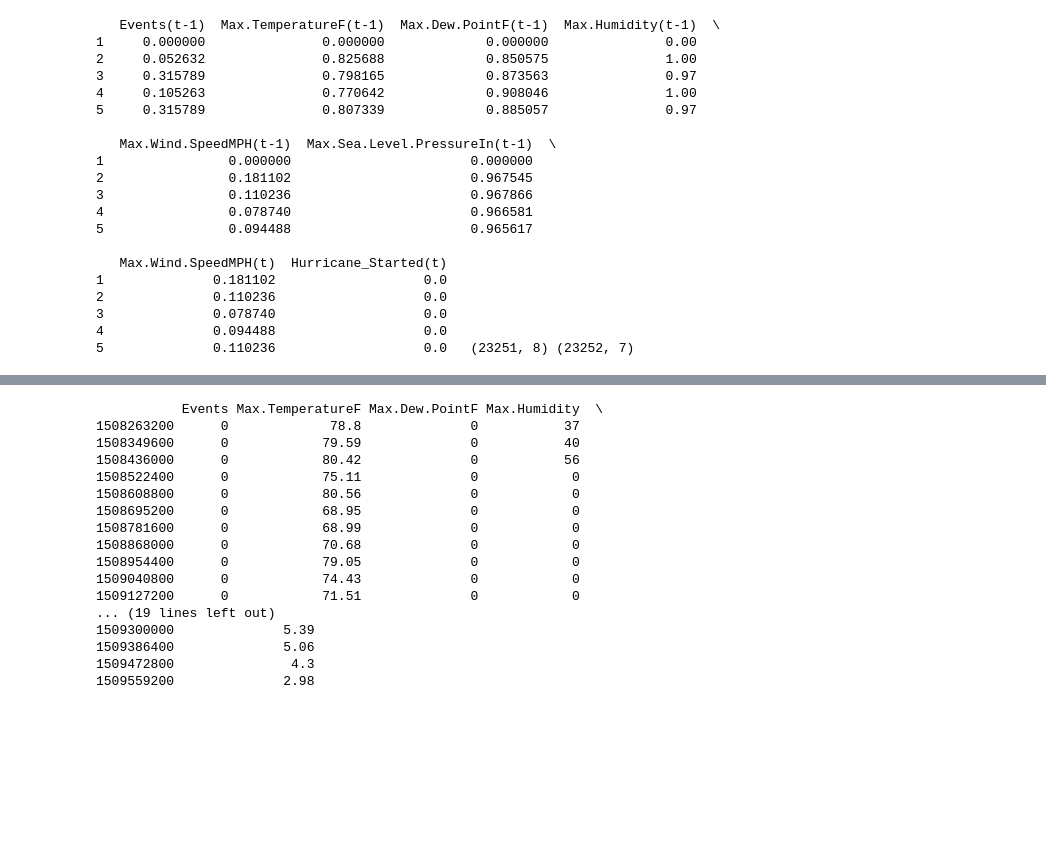
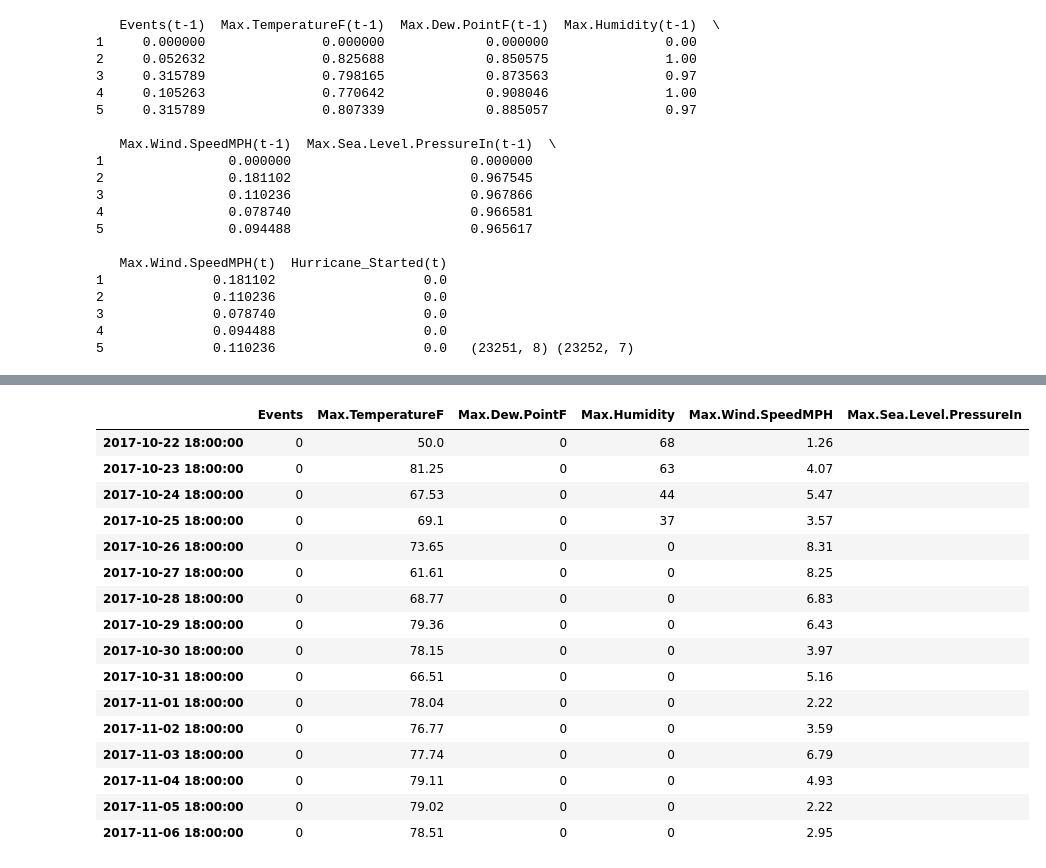
Before and after one commit to peterwilli/HurricAIne, a Jupyter notebook: HurricanePrediction.ipynb, the cells around one changed output, grey strips where cells are left out. Cells and saved outputs as stored; diff of their text form; code cells hidden in the pictures; blank space fills up the shorter version.

```diff
--- a/HurricanePrediction.ipynb
+++ b/HurricanePrediction.ipynb
@@ -316,42 +365,43 @@ owm_data_path = 'HurricaneData/owm_houston.csv'
 # %%
 def weather_row_to_pandas(rows):
     def val_by_name(r, name):
         return r[owm_headers.index(name)]
 
     data = []
     index = []
     for r in rows:
-        index.append(r[0])
+        index.append(pd.to_datetime(r[0], unit='s'))
         data.append([0, val_by_name(r, 'Max.TemperatureF'), 0, val_by_name(r, 'humidity'),
                      val_by_name(r, 'wind_speed'), val_by_name(r, 'sea_level')])
 
     data = np.array(data) # make sure all data are floats or ints by converting to a numpy array
     return (pd.DataFrame(data=data,
                       index=index,
                       columns=['Events', 'Max.TemperatureF', 'Max.Dew.PointF', 'Max.Humidity',
                                'Max.Wind.SpeedMPH', 'Max.Sea.Level.PressureIn']))
 
 if os.path.isfile(owm_data_path):
     with open(owm_data_path, 'r') as csv_file:
         reader = csv.reader(csv_file,  delimiter=';',
                             quotechar='|', quoting=csv.QUOTE_MINIMAL)
         next(reader) # skip header
-        print(weather_row_to_pandas(reader))
+        owm_data = weather_row_to_pandas(reader)
+owm_data
 # %% [output]
-           Events Max.TemperatureF Max.Dew.PointF Max.Humidity  \
-1508263200      0             78.8              0           37
-1508349600      0            79.59              0           40
-1508436000      0            80.42              0           56
-1508522400      0            75.11              0            0
-1508608800      0            80.56              0            0
-1508695200      0            68.95              0            0
-1508781600      0            68.99              0            0
-1508868000      0            70.68              0            0
-1508954400      0            79.05              0            0
-1509040800      0            74.43              0            0
-1509127200      0            71.51              0            0
-... (19 lines left out)
-1509300000              5.39
-1509386400              5.06
-1509472800               4.3
-1509559200              2.98
+|  | Events | Max.TemperatureF | Max.Dew.PointF | Max.Humidity | Max.Wind.SpeedMPH | Max.Sea.Level.PressureIn |
+| 2017-10-22 18:00:00 | 0 | 50.0 | 0 | 68 | 1.26 |  |
+| 2017-10-23 18:00:00 | 0 | 81.25 | 0 | 63 | 4.07 |  |
+| 2017-10-24 18:00:00 | 0 | 67.53 | 0 | 44 | 5.47 |  |
+| 2017-10-25 18:00:00 | 0 | 69.1 | 0 | 37 | 3.57 |  |
+| 2017-10-26 18:00:00 | 0 | 73.65 | 0 | 0 | 8.31 |  |
+| 2017-10-27 18:00:00 | 0 | 61.61 | 0 | 0 | 8.25 |  |
+| 2017-10-28 18:00:00 | 0 | 68.77 | 0 | 0 | 6.83 |  |
+| 2017-10-29 18:00:00 | 0 | 79.36 | 0 | 0 | 6.43 |  |
+| 2017-10-30 18:00:00 | 0 | 78.15 | 0 | 0 | 3.97 |  |
+| 2017-10-31 18:00:00 | 0 | 66.51 | 0 | 0 | 5.16 |  |
+| 2017-11-01 18:00:00 | 0 | 78.04 | 0 | 0 | 2.22 |  |
+| 2017-11-02 18:00:00 | 0 | 76.77 | 0 | 0 | 3.59 |  |
+| 2017-11-03 18:00:00 | 0 | 77.74 | 0 | 0 | 6.79 |  |
+| 2017-11-04 18:00:00 | 0 | 79.11 | 0 | 0 | 4.93 |  |
+| 2017-11-05 18:00:00 | 0 | 79.02 | 0 | 0 | 2.22 |  |
+| 2017-11-06 18:00:00 | 0 | 78.51 | 0 | 0 | 2.95 |  |
```
Also changed, not shown: parts of 21 cells of this notebook.
